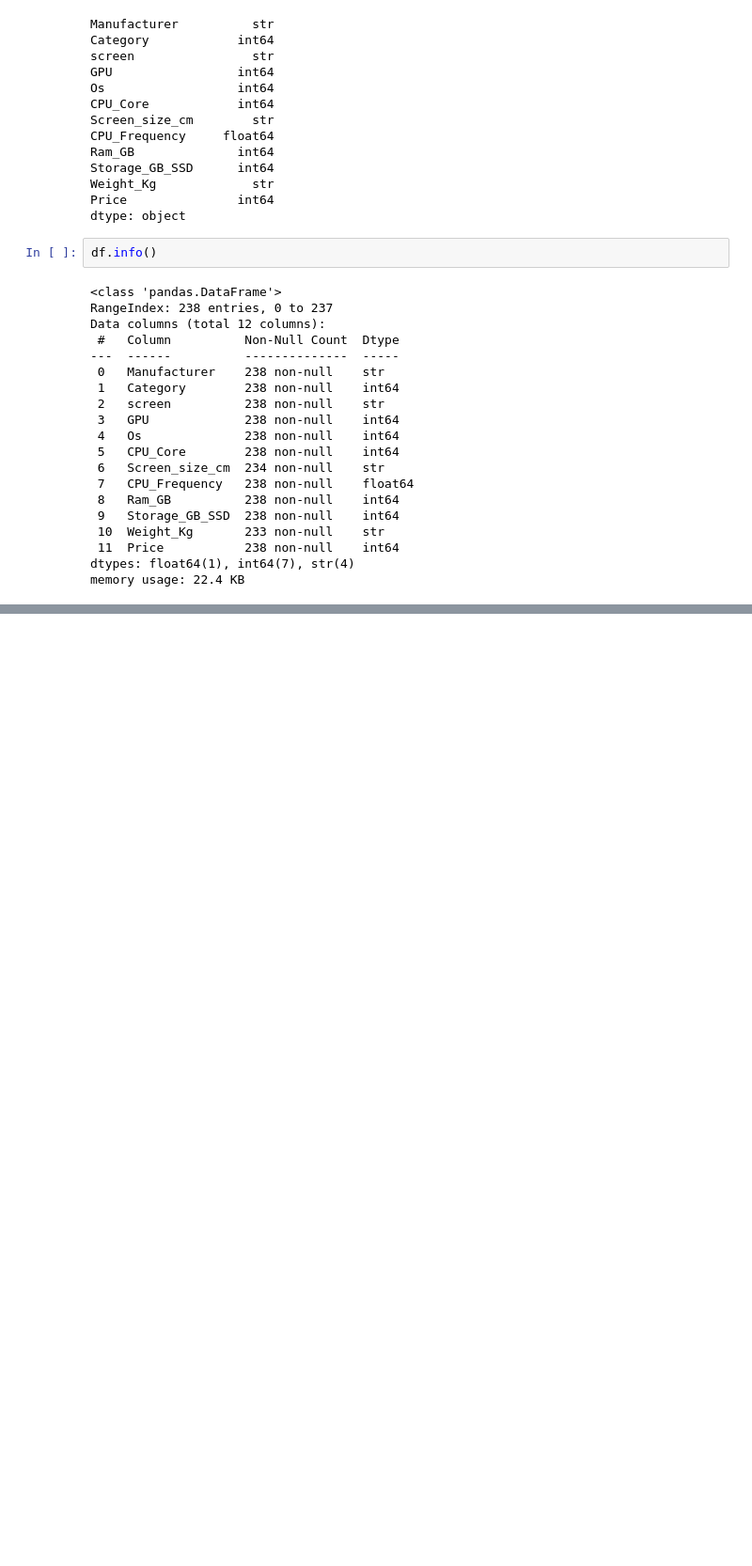
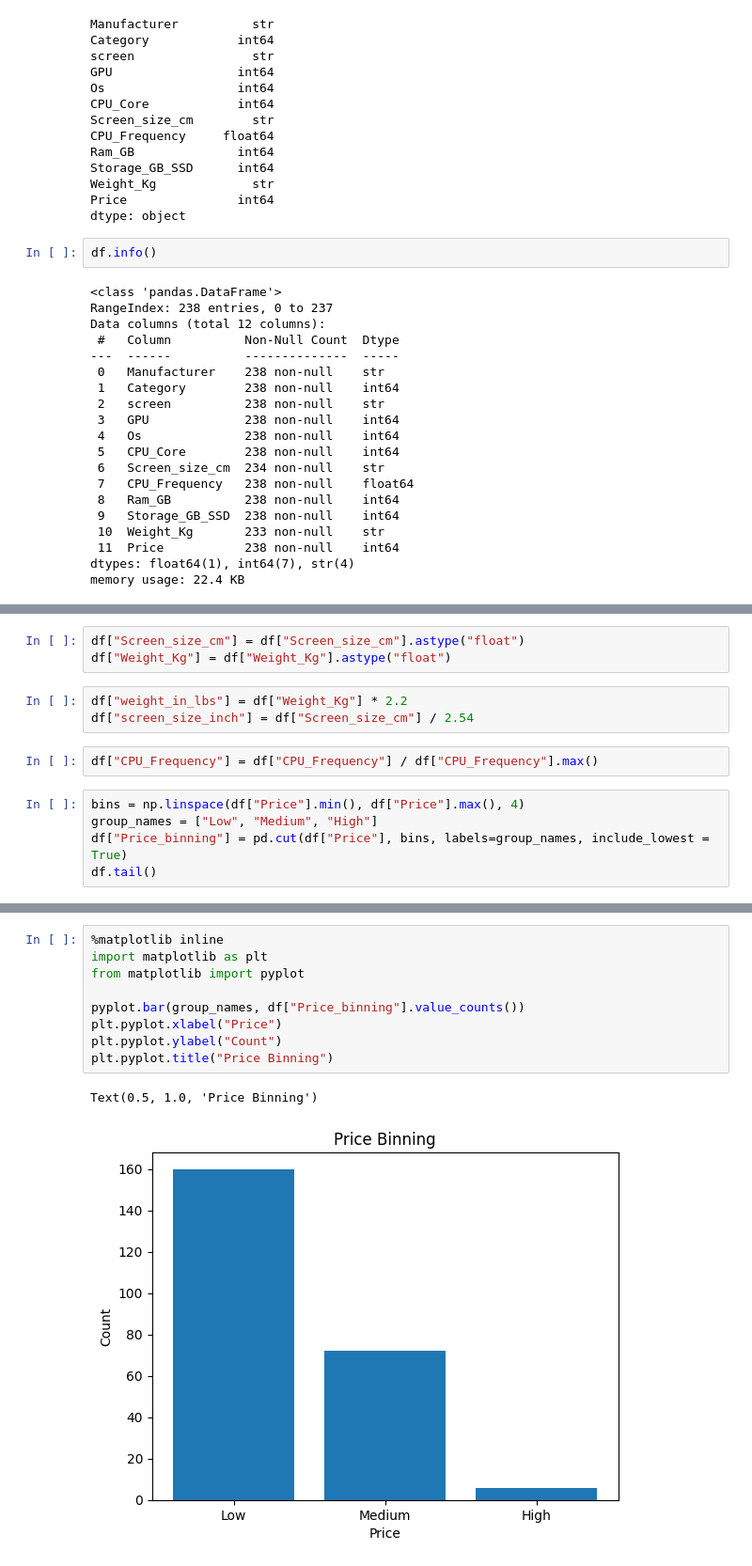
Before and after one commit to codemewithc/Python-projects, a Jupyter notebook: Data_analysis_with_python/Laptop_pricing.ipynb, the cells around one changed output, grey strips where cells are left out. Shown at 94% size. Drawn from its saved outputs; the diff is of its cells as text; blank space fills up the shorter version.

```diff
--- a/Data_analysis_with_python/Laptop_pricing.ipynb
+++ b/Data_analysis_with_python/Laptop_pricing.ipynb
@@ -71,0 +137,13 @@ memory usage: 22.4 KB
+# %%
+df["Screen_size_cm"] = df["Screen_size_cm"].astype("float")
+df["Weight_Kg"] = df["Weight_Kg"].astype("float")
+# %%
+df["weight_in_lbs"] = df["Weight_Kg"] * 2.2
+df["screen_size_inch"] = df["Screen_size_cm"] / 2.54
+# %%
+df["CPU_Frequency"] = df["CPU_Frequency"] / df["CPU_Frequency"].max()
+# %%
+bins = np.linspace(df["Price"].min(), df["Price"].max(), 4)
+group_names = ["Low", "Medium", "High"]
+df["Price_binning"] = pd.cut(df["Price"], bins, labels=group_names, include_lowest = True)
+df.tail()
@@ -71,0 +157,12 @@ memory usage: 22.4 KB
+# %%
+%matplotlib inline
+import matplotlib as plt
+from matplotlib import pyplot
+
+pyplot.bar(group_names, df["Price_binning"].value_counts())
+plt.pyplot.xlabel("Price")
+plt.pyplot.ylabel("Count")
+plt.pyplot.title("Price Binning")
+# %% [output]
+Text(0.5, 1.0, 'Price Binning')
+[figure, added]
```
Also changed, not shown: parts of 10 cells of this notebook.
